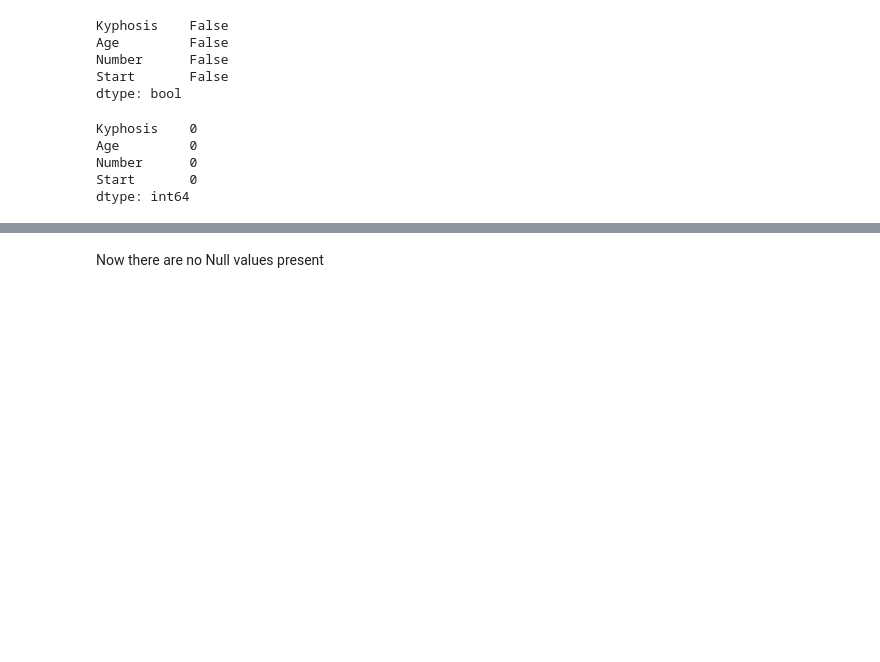
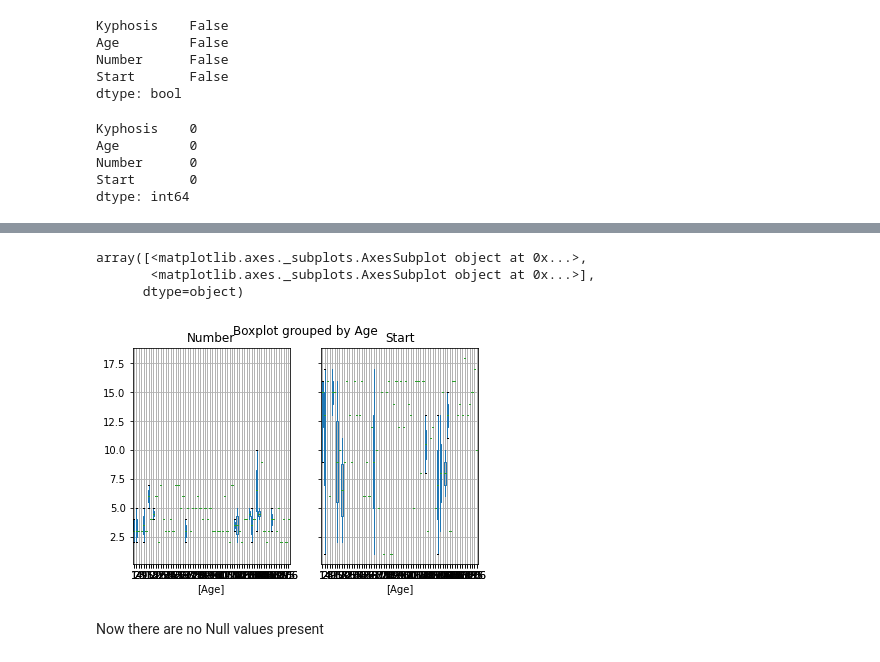
Before and after one commit to arindamdeyofficial/vertebraeSurgeryRiskFactor, a Jupyter notebook: Group307_kyphosis.ipynb, the cells around one changed output, grey strips where cells are left out. Saved outputs shown, nothing was run; the diff lists cells and outputs as text; code cells hidden in the pictures; blank space fills up the shorter version.

```diff
--- a/Group307_kyphosis.ipynb
+++ b/Group307_kyphosis.ipynb
@@ -156,2 +162,9 @@ dtype: int64
+# %%
+df.boxplot(by="Age")
+# %% [output]
+array([<matplotlib.axes._subplots.AxesSubplot object at 0x...>,
+       <matplotlib.axes._subplots.AxesSubplot object at 0x...>],
+      dtype=object)
+[figure, added]
 # %% [markdown]
 Now there are no Null values present
```
Also changed, not shown: parts of 7 cells of this notebook.
